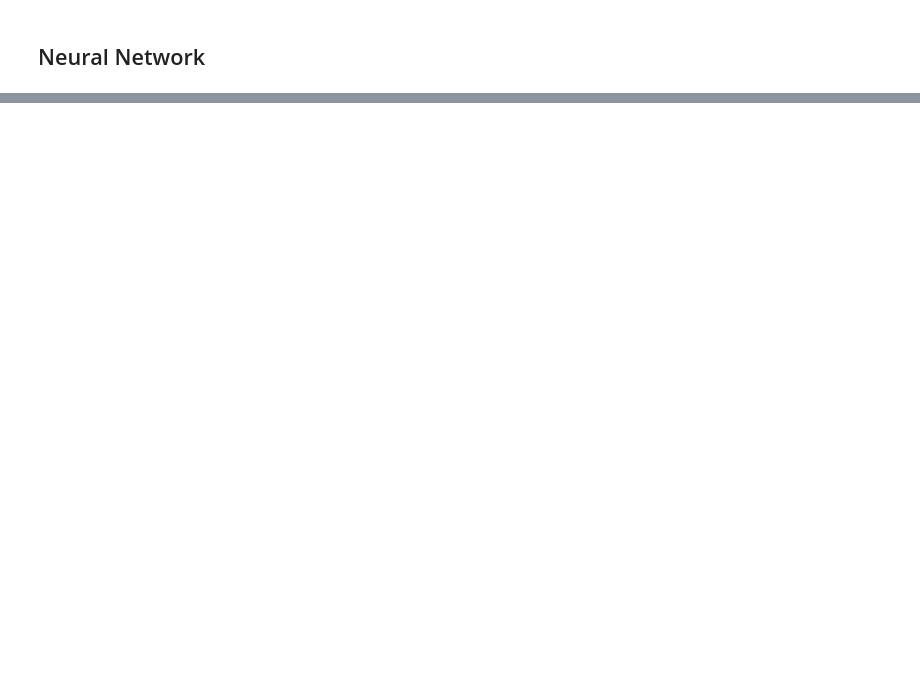
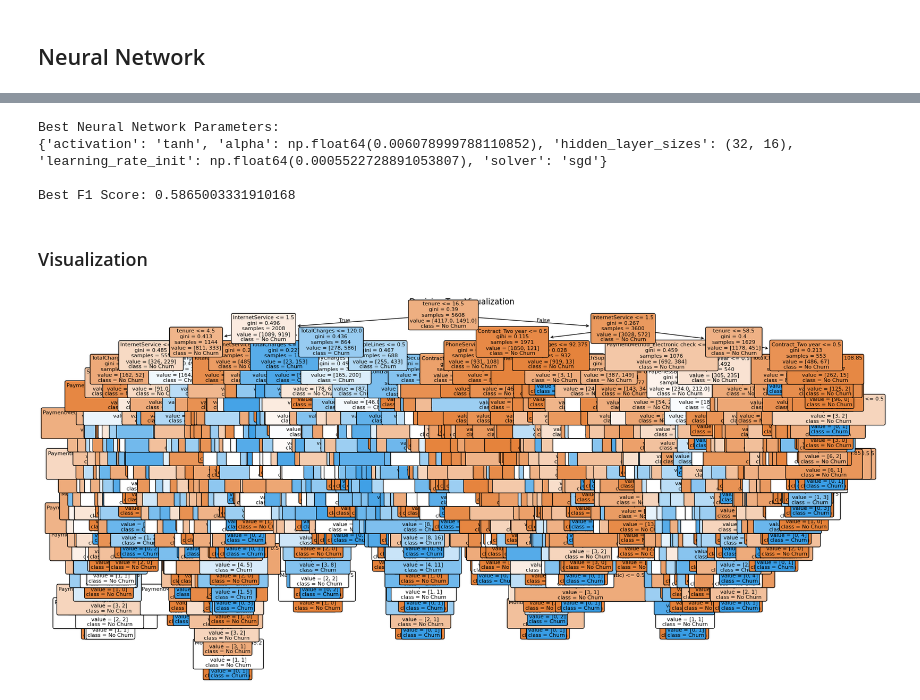
Before and after one commit to cuboidalstudios/MLAssignment2025, a Jupyter notebook: MLTask1.ipynb, the cells around one changed output, grey strips where cells are left out. Cells and saved outputs as stored; diff of their text form; code cells hidden in the pictures; blank space fills up the shorter version.

```diff
--- a/MLTask1.ipynb
+++ b/MLTask1.ipynb
@@ -793,18 +794 @@ X_train, X_test, y_train, y_test = train_test_split(
 )
-# %%
-from sklearn.tree import DecisionTreeClassifier
-
-# Create model
-dt_model = DecisionTreeClassifier(random_state=42)
-
-# Train
-dt_model.fit(X_train, y_train)
-
-# Predict
-dt_preds = dt_model.predict(X_test)
-
-# Evaluate
-print("=== Decision Tree Results ===")
-print("Accuracy:", accuracy_score(y_test, dt_preds))
-print("\nClassification Report:\n", classification_report(y_test, dt_preds))
-print("\nConfusion Matrix:\n", confusion_matrix(y_test, dt_preds))
@@ -830,0 +845,58 @@ Confusion Matrix:
+# %%
+from sklearn.neural_network import MLPClassifier
+from sklearn.model_selection import RandomizedSearchCV
+from scipy.stats import randint, uniform
+
+# Define base NN
+mlp = MLPClassifier(max_iter=500, random_state=42)
+
+# Parameter distributions
+nn_params = {
+    "hidden_layer_sizes": [(16,), (32,), (64,), (32,16), (64,32)],
+    "activation": ["relu", "tanh"],
+    "solver": ["adam", "sgd"],
+    "alpha": uniform(0.0001, 0.01),   # L2 regularization
+    "learning_rate_init": uniform(0.0001, 0.01)
+}
+
+# Randomized Search
+nn_random = RandomizedSearchCV(
+    estimator=mlp,
+    param_distributions=nn_params,
+    n_iter=20,
+    cv=5,
+    scoring="f1",
+    random_state=42,
+    n_jobs=-1
+)
+
+nn_random.fit(X_train_scaled, y_train)
+
+print("Best Neural Network Parameters:")
+print(nn_random.best_params_)
+print("\nBest F1 Score:", nn_random.best_score_)
+# %% [output]
+Best Neural Network Parameters:
+{'activation': 'tanh', 'alpha': np.float64(0.006078999788110852), 'hidden_layer_sizes': (32, 16), 'learning_rate_init': np.float64(0.0005522728891053807), 'solver': 'sgd'}
+
+Best F1 Score: 0.5865003331910168
+# %% [markdown]
+### Visualization
+# %%
+from sklearn.tree import plot_tree
+import matplotlib.pyplot as plt
+
+plt.figure(figsize=(20,10))
+plot_tree(
+    dt_model,
+    feature_names=X.columns,
+    class_names=["No Churn", "Churn"],
+    filled=True,
+    rounded=True,
+    fontsize=8
+)
+
+plt.title("Decision Tree Visualization")
+plt.show()
+# %% [output]
+[figure, added]
```
Also changed, not shown: parts of 7 cells of this notebook.
